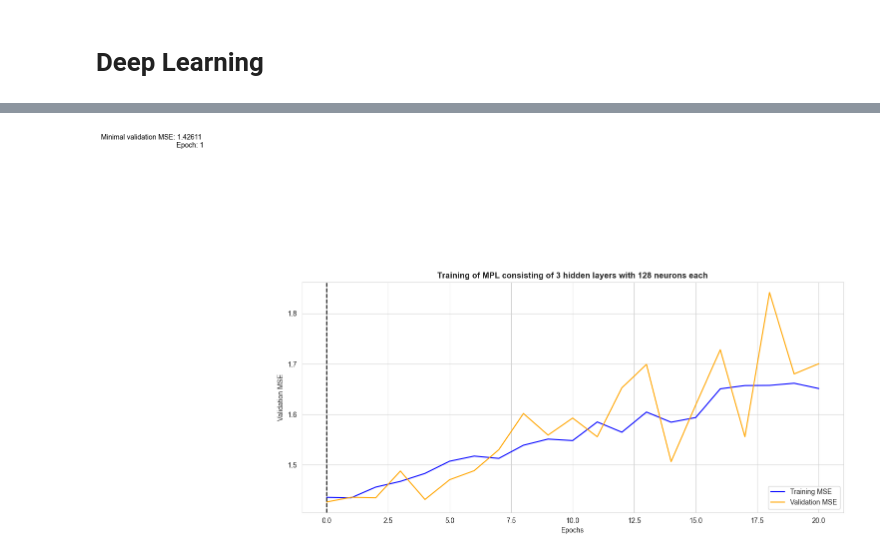
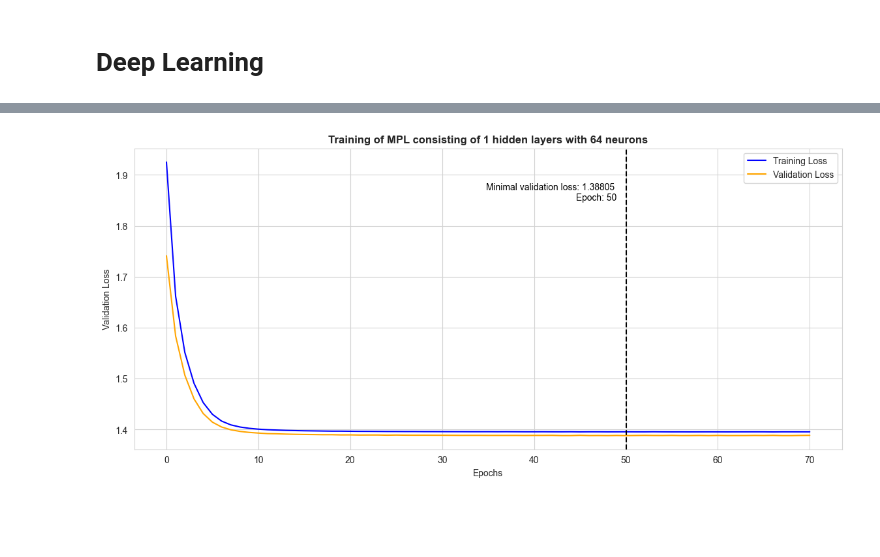
Before and after one commit to laskagrzegorz/dataScienceProject, a Jupyter notebook: 3_tests/Pre-processing.ipynb, the cells around one changed output, grey strips where cells are left out. Drawn from its saved outputs; the diff is of its cells as text; code cells hidden in the pictures; blank space fills up the shorter version.

Commit message:
Training of MLP models finished

```diff
--- a/3_tests/Pre-processing.ipynb
+++ b/3_tests/Pre-processing.ipynb
@@ -697,7 +697,7 @@ def train_mlp_models_classifier(X, y, hidden_layers, neurons, learning_rates, pa
 
     # Best model variables
     best_model = None
-    best_val_loss = 0
+    best_val_loss = float('inf')
     best_config = None
 
     # Train MLP models for each combination of hidden layers, neurons, and learning rates
@@ -718,7 +718,7 @@ def train_mlp_models_classifier(X, y, hidden_layers, neurons, learning_rates, pa
                 model.compile(optimizer=optimizer, loss=loss_function, metrics=['accuracy'])
 
                 # Define early stopping callback
-                early_stopping = tf.keras.callbacks.EarlyStopping(monitor='val_loss', patience=patience)
+                early_stopping = tf.keras.callbacks.EarlyStopping(monitor='val_loss', patience=patience, restore_best_weights=True)
 
                 # Train the model
                 history = model.fit(X_train, y_train, validation_data=(X_val, y_val), epochs=100, callbacks=[early_stopping], verbose=0, batch_size=128)
@@ -789,37 +840,40 @@ training_history
 def plot_training_history(training_history, best_config):
     plt.figure(figsize=(14, 6))
 
     # Extract training and validation loss from the history
     train_loss = training_history[best_config]['loss']
     val_loss = training_history[best_config]['val_loss']
 
     # Plot training and validation loss
-    plt.plot(train_loss, label='Training MSE', color='blue')
-    plt.plot(val_loss, label='Validation MSE', color='orange')
+    plt.plot(train_loss, label='Training Loss', color='blue')
+    plt.plot(val_loss, label='Validation Loss', color='orange')
 
     # Find the index where the validation loss is minimum
     best_val_loss_idx = val_loss.index(min(val_loss))
 
     # Draw vertical line at the index of best validation loss
     plt.axvline(x=best_val_loss_idx, color='black', linestyle='--')
-    plt.text(best_val_loss_idx - 5, min(val_loss)+0.7,
-                        f'Minimal validation MSE: {min(val_loss):.5f} \n Epoch: {best_val_loss_idx+1}',
+    plt.text(best_val_loss_idx -1, min(val_loss)*1.33,
+                        f'Minimal validation loss: {min(val_loss):.5f} \n Epoch: {best_val_loss_idx}',
                      verticalalignment='bottom', horizontalalignment='right', color='black')
 
-    plt.title('Training of MPL consisting of 3 hidden layers with 128 neurons each', fontweight="bold")
+    plt.title('Training of MPL consisting of 1 hidden layers with 64 neurons', fontweight="bold")
     plt.xlabel('Epochs')
-    plt.ylabel('Validation MSE')
+    plt.ylabel('Validation Loss')
     plt.legend()
     plt.grid(True)
     plt.grid(color='lightgray')
     plt.gca().spines['top'].set_color('lightgray')
     plt.gca().spines['bottom'].set_color('lightgray')
     plt.gca().spines['left'].set_color('lightgray')
     plt.gca().spines['right'].set_color('lightgray')
 
+    # Save the plot as an image file with high resolution (300 dpi)
+    plt.savefig("best_model_training_plot.png", dpi=300, bbox_inches='tight')
+
     plt.show()
 
 # Example usage:
 plot_training_history(training_history, best_config)
 # %% [output]
-[figure, old version]
+[figure, new version]
```
Also changed, not shown: parts of 13 cells of this notebook, 18 other files.
